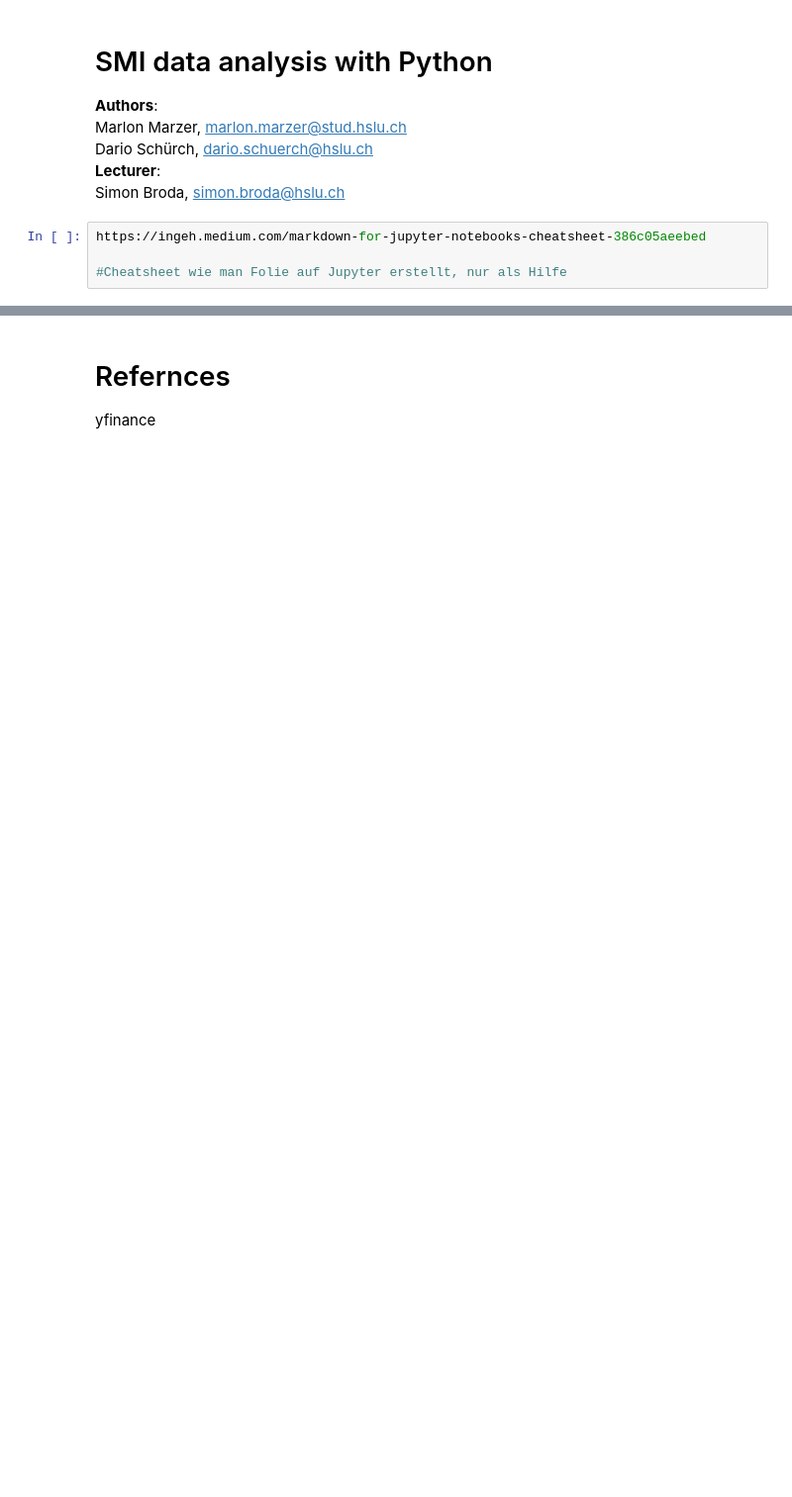
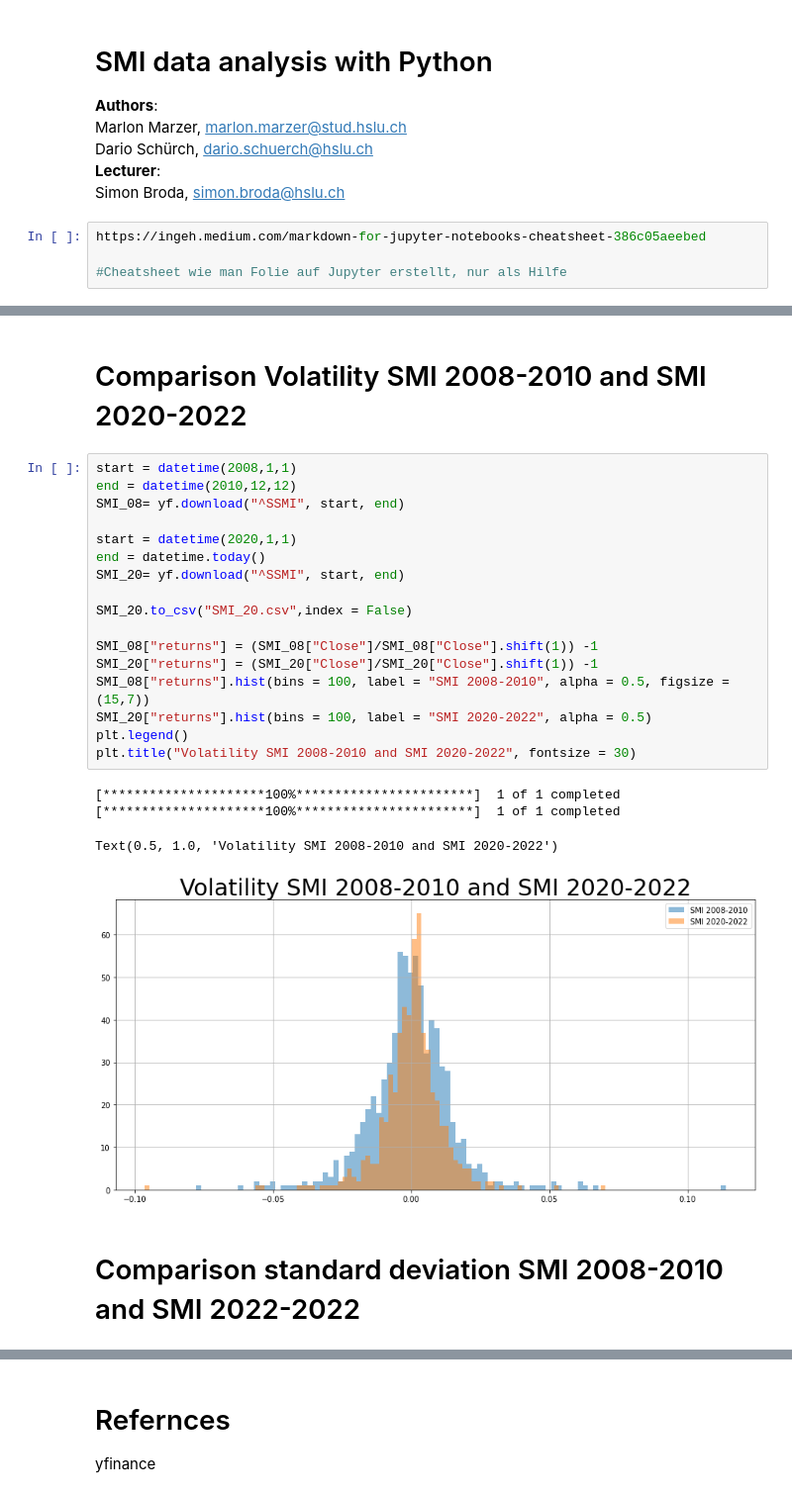
Before and after one commit to Darioschuerch/Project_MRWAM69.F2201_Marzer_Schuerch, a Jupyter notebook: Project/Project_MRWAM69.F2201_Marzer_Schuerch.ipynb, the cells around one changed output, grey strips where cells are left out. Shown: that part at 99% size. Saved outputs shown, nothing was run; the diff lists cells and outputs as text; blank space fills up the shorter version.

```diff
--- a/Project/Project_MRWAM69.F2201_Marzer_Schuerch.ipynb
+++ b/Project/Project_MRWAM69.F2201_Marzer_Schuerch.ipynb
@@ -21,0 +108,26 @@ Text(0.5, 1.0, 'Moving Average of a 50 and 200 Day Base')
+# %% [markdown]
+# Comparison Volatility SMI 2008-2010 and SMI 2020-2022
+# %%
+start = datetime(2008,1,1)
+end = datetime(2010,12,12)
+SMI_08= yf.download("^SSMI", start, end)
+
+start = datetime(2020,1,1)
+end = datetime.today()
+SMI_20= yf.download("^SSMI", start, end)
+
+SMI_20.to_csv("SMI_20.csv",index = False)
+
+SMI_08["returns"] = (SMI_08["Close"]/SMI_08["Close"].shift(1)) -1
+SMI_20["returns"] = (SMI_20["Close"]/SMI_20["Close"].shift(1)) -1
+SMI_08["returns"].hist(bins = 100, label = "SMI 2008-2010", alpha = 0.5, figsize = (15,7))
+SMI_20["returns"].hist(bins = 100, label = "SMI 2020-2022", alpha = 0.5)
+plt.legend()
+plt.title("Volatility SMI 2008-2010 and SMI 2020-2022", fontsize = 30)
+# %% [output]
+[*********************100%***********************]  1 of 1 completed
+[*********************100%***********************]  1 of 1 completed
+Text(0.5, 1.0, 'Volatility SMI 2008-2010 and SMI 2020-2022')
+[figure, added]
+# %% [markdown]
+# Comparison standard deviation SMI 2008-2010 and SMI 2022-2022
```
Also changed, not shown: parts of 20 cells of this notebook, 1 other file.
